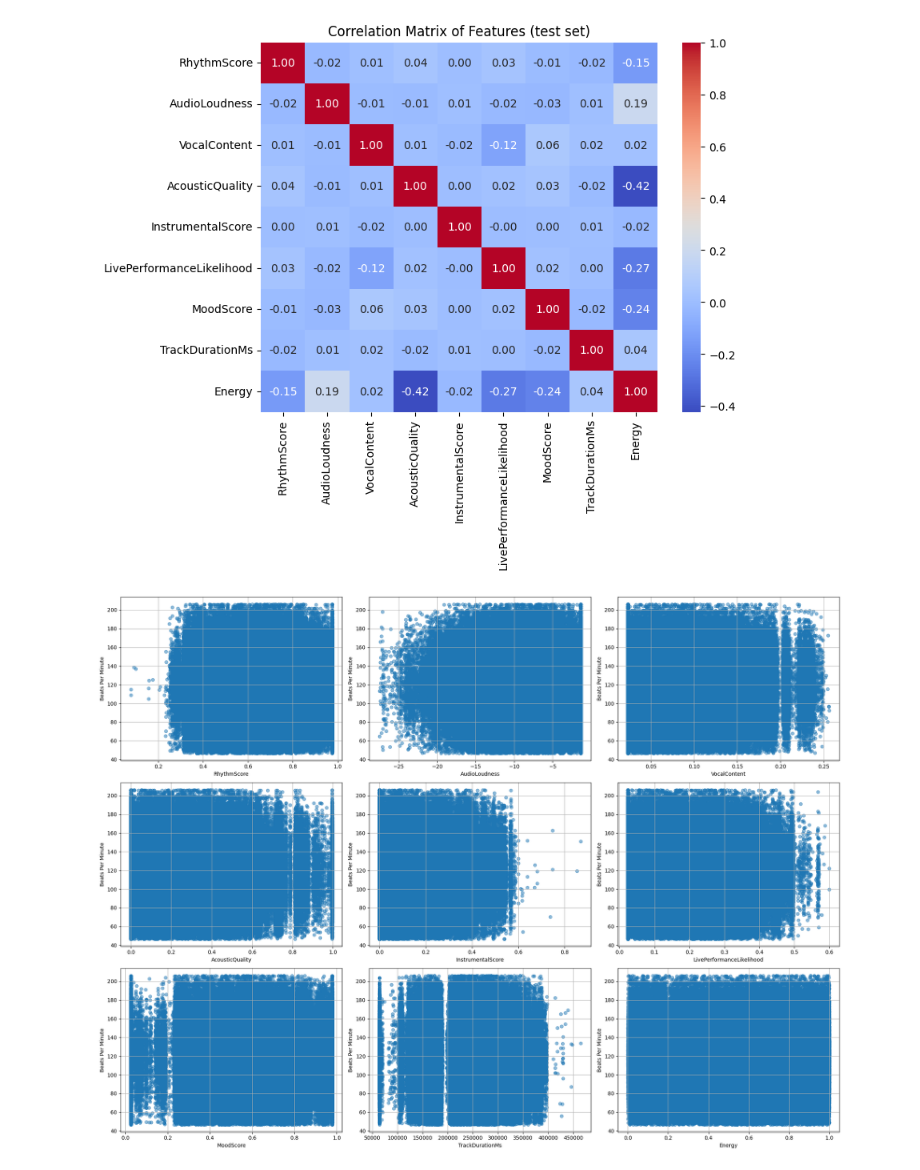
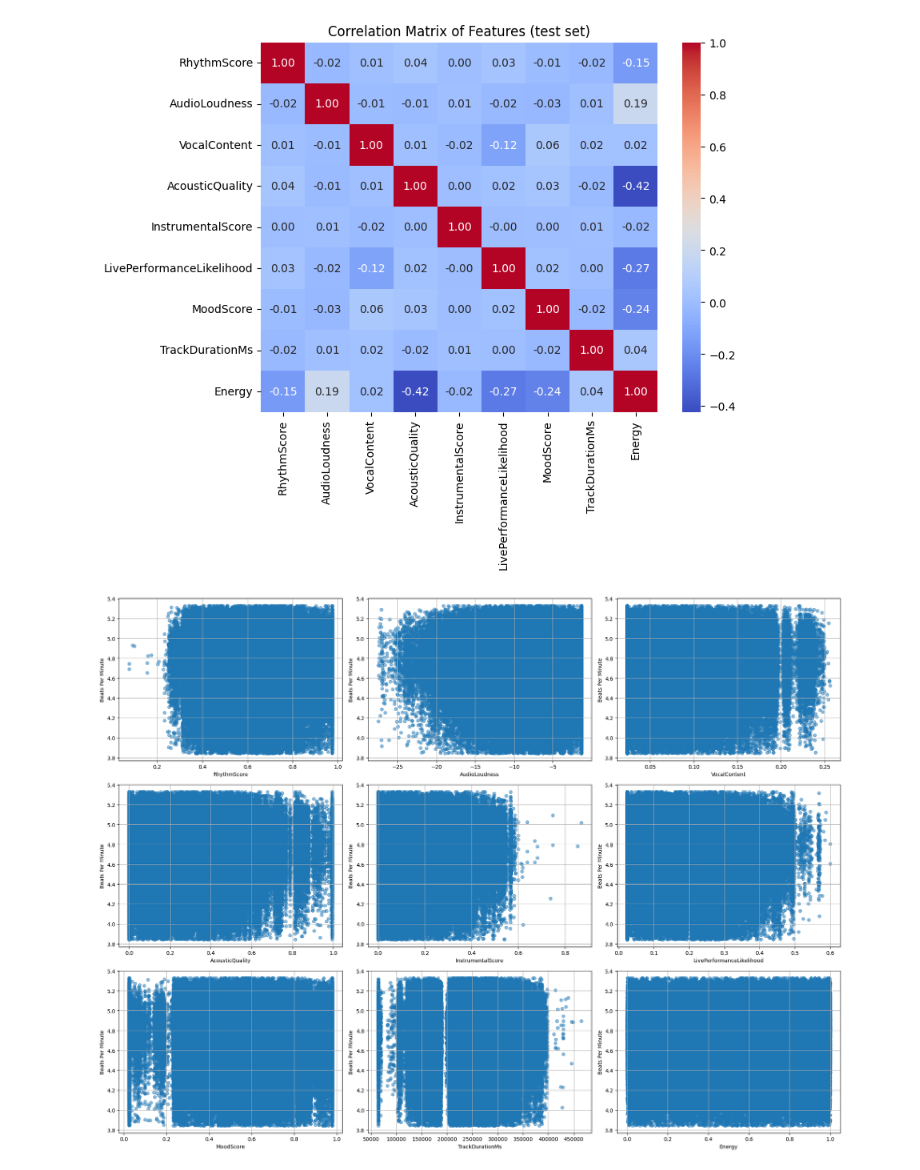
Before and after one commit to jessiestang/kagggle-predict-song-beat, a Jupyter notebook: data_analysis.ipynb, the cells around one changed output. Cells and saved outputs as stored; diff of their text form; code cells hidden in the pictures.

```diff
--- a/data_analysis.ipynb
+++ b/data_analysis.ipynb
@@ -80,16 +80,16 @@ plt.show()
 # %%
 # relationship with outcome
 fig, axes = plt.subplots(nrows = 3, ncols = 3, figsize=(20,15))
 axes = axes.flatten()
 for i, col in enumerate(features_train.columns):
     ax = axes[i]
-    ax.scatter(features_train[col], outcome_train, alpha=0.5)
+    ax.scatter(features_train[col], np.log(outcome_train), alpha=0.5)
     ax.set_xlabel(col)
     ax.set_ylabel("Beats Per Minute")
     ax.grid()
 plt.tight_layout()
 plt.show()
 # %% [output]
-[figure, old version]
+[figure, new version]
 # %%
 ## TODO: experiment with feature engineering, interaction term and scaling.
```
Also changed, not shown: parts of 5 cells of this notebook, 4 other files.
